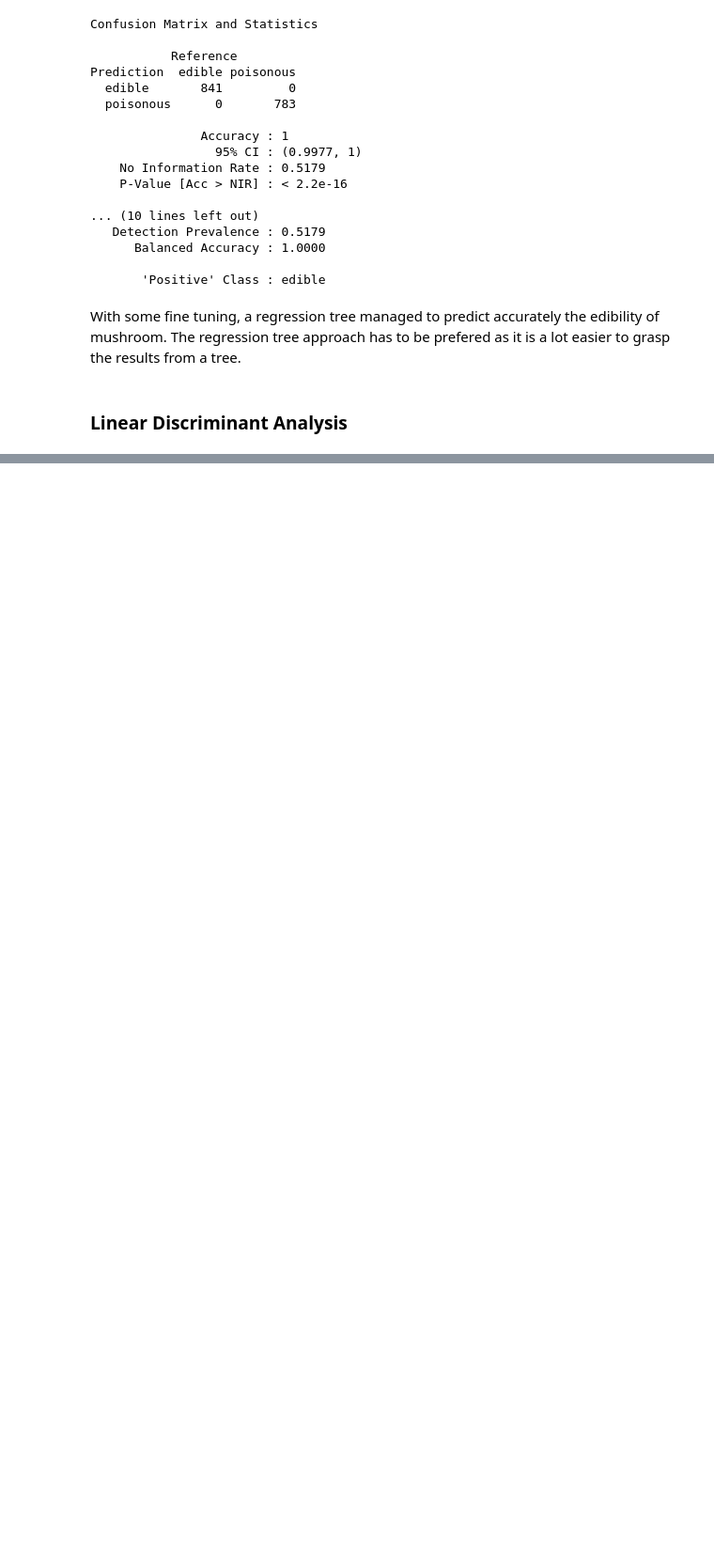
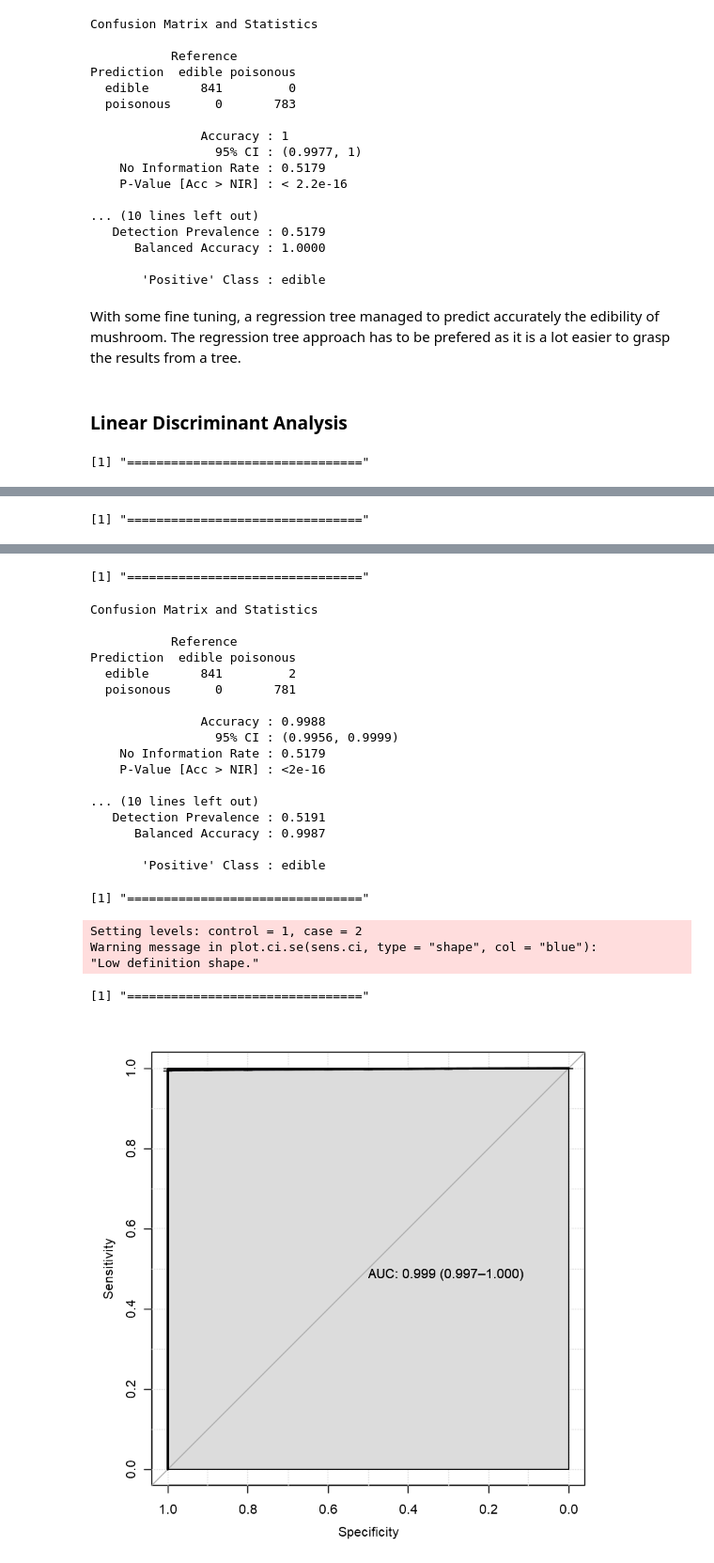
Before and after one commit to mnassrib/mushrooms-classification-using-R, a Jupyter notebook: mushrooms.ipynb, the cells around one changed output, grey strips where cells are left out. Shown at 94% size. Cells and saved outputs as stored; diff of their text form; code cells hidden in the pictures; blank space fills up the shorter version.

Commit message:
Modification of the mushrooms file

```diff
--- a/mushrooms.ipynb
+++ b/mushrooms.ipynb
@@ -270,7 +305,7 @@ Prediction  edible poisonous
 # %%
 plotROC <- function(actual_data, predicted_data) {
     pROC_obj <- roc(as.integer(actual_data), as.integer(predicted_data),
-                    smoothed = TRUE,
+                    smoothed = TRUE,  direction="<",
                     # arguments for ci
                     ci=TRUE, ci.alpha=0.9, stratified=FALSE,
                     # arguments for plot
@@ -380,6 +444,26 @@ fitControl <- trainControl(## 10-fold CV
 lda_model <- suppressWarnings(train(target ~ .,
                                   data = train_mushroom,
                                   method ="lda",
-                                  tuneLength = 10,
+                                  tuneLength = 15,
                                   trControl = fitControl,
                                   metric = 'Accuracy'))
+
+print("=========================================")
+
+lda_model
+
+print("=========================================")
+
+varImp(lda_model)
+
+print("=========================================")
+
+confusionMatrix(data = predict(lda_model, newdata = test_mushroom), test_mushroom$target)
+
+print("=========================================")
+
+plotROC(test_mushroom$target, predict(lda_model, test_mushroom))
+
+print("=========================================")
+# %% [output]
+[1] "================================"
@@ -385,0 +483 @@ lda_model <- suppressWarnings(train(target ~ .,
+[1] "================================"
@@ -385,0 +501,24 @@ lda_model <- suppressWarnings(train(target ~ .,
+[1] "================================"
+Confusion Matrix and Statistics
+
+           Reference
+Prediction  edible poisonous
+  edible       841         2
+  poisonous      0       781
+
+               Accuracy : 0.9988
+                 95% CI : (0.9956, 0.9999)
+    No Information Rate : 0.5179
+    P-Value [Acc > NIR] : <2e-16
+
+... (10 lines left out)
+   Detection Prevalence : 0.5191
+      Balanced Accuracy : 0.9987
+
+       'Positive' Class : edible
+[1] "================================"
+Setting levels: control = 1, case = 2
+Warning message in plot.ci.se(sens.ci, type = "shape", col = "blue"):
+"Low definition shape."
+[1] "================================"
+[figure, added]
```
Also changed, not shown: parts of 14 cells of this notebook.
